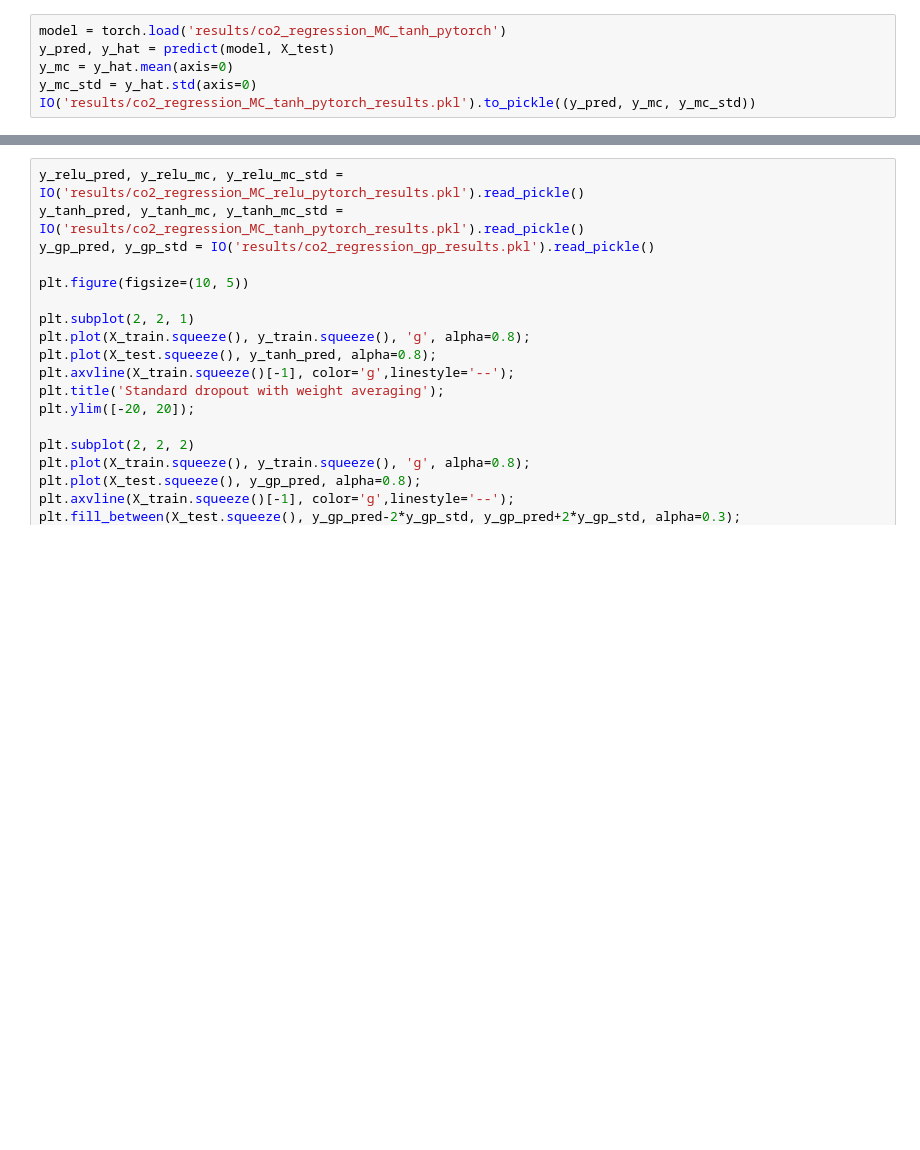
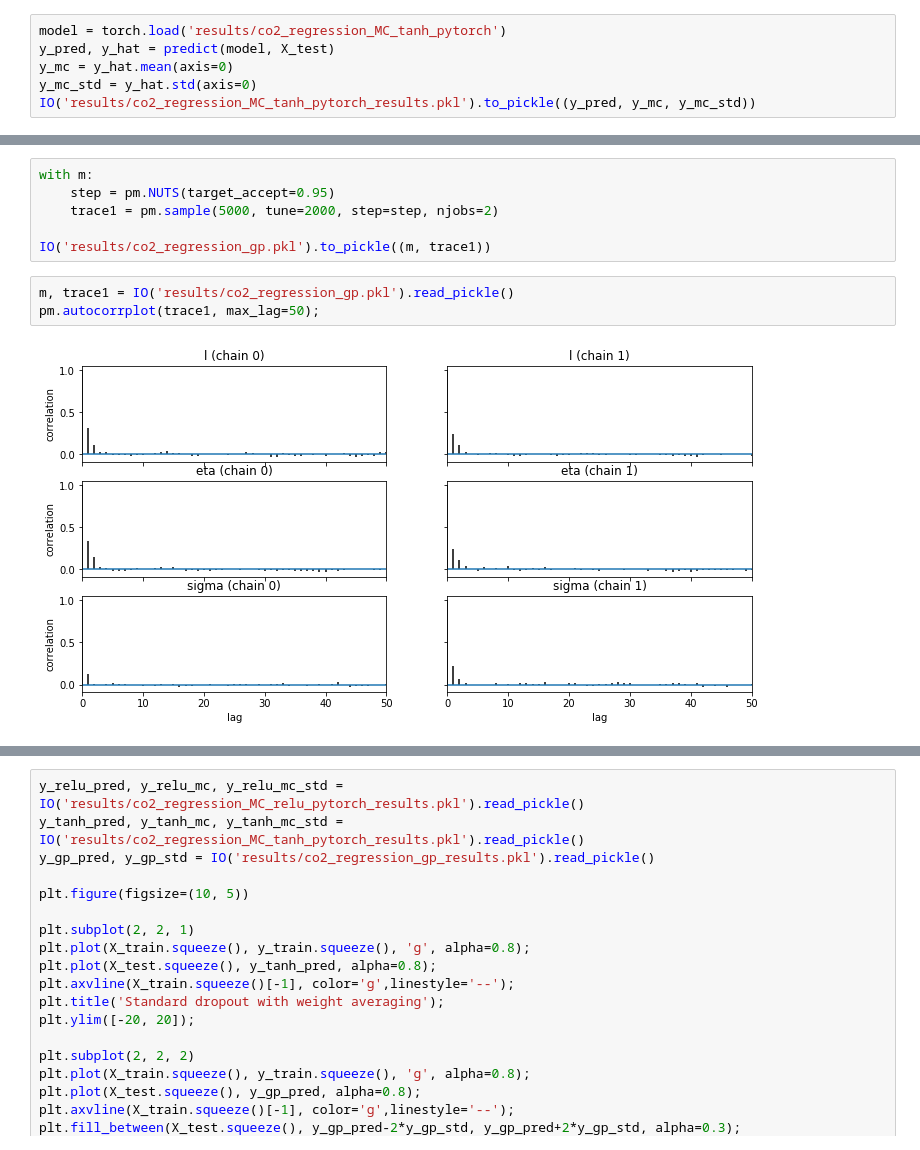
Before and after one commit to xuwd11/Dropout_Tutorial_in_PyTorch, a Jupyter notebook: co2_regression/co2_regression_pytorch.ipynb, the cells around one changed output, grey strips where cells are left out. Saved outputs shown, nothing was run; the diff lists cells and outputs as text; blank space fills up the shorter version.

```diff
--- a/co2_regression/co2_regression_pytorch.ipynb
+++ b/co2_regression/co2_regression_pytorch.ipynb
@@ -162,0 +175,11 @@ IO('results/co2_regression_MC_tanh_pytorch_results.pkl').to_pickle((y_pred, y_mc
+# %%
+with m:
+    step = pm.NUTS(target_accept=0.95)
+    trace1 = pm.sample(5000, tune=2000, step=step, njobs=2)
+
+IO('results/co2_regression_gp.pkl').to_pickle((m, trace1))
+# %%
+m, trace1 = IO('results/co2_regression_gp.pkl').read_pickle()
+pm.autocorrplot(trace1, max_lag=50);
+# %% [output]
+[figure, added]
```
Also changed, not shown: parts of 7 cells of this notebook, 8 other files.
